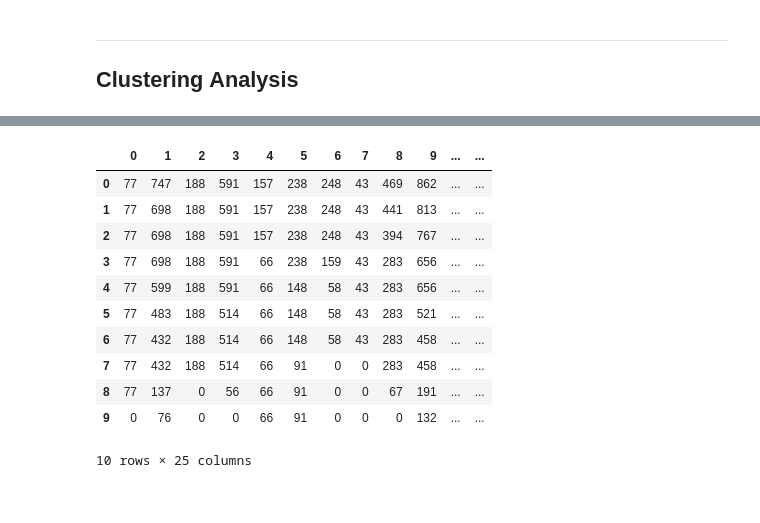
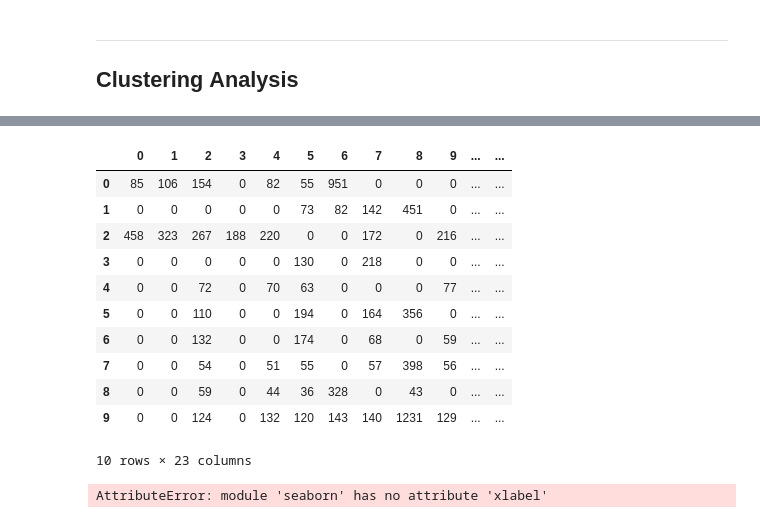
Before and after one commit to filippotessaro/DM-Project, a Jupyter notebook: Src/Clustering.ipynb, the cells around one changed output, grey strips where cells are left out. Drawn from its saved outputs; the diff is of its cells as text; code cells hidden in the pictures.

```diff
--- a/Src/Clustering.ipynb
+++ b/Src/Clustering.ipynb
@@ -202,5 +193,6 @@ plt.show()
 # %%
-kmeanModel = KMeans(n_clusters=12)
+kmeanModel = KMeans(n_clusters=10)
 kmeanModel.fit(principalDf)
-predicted = list(kmeanModel.predict(principalDf))
+labels = []
+labels = list(kmeanModel.predict(principalDf))
 # %%
@@ -321,7 +293,7 @@ all_tops = []
 
 for i in range(10):
     print("Cluster " + str(i+1) + ":")
-    tops = countItems(list(clusters[i]["Basket"]), 10)
+    tops = countItems(list(clusters[i]["Basket"]), 20)
     all_tops.append(tops)
     for item in tops:
         unique_labels.append(str(item[0]))
@@ -351,5 +323,7 @@ for t in all_tops:
 final = []
 for k in count:
     final.append(count[k])
+
+#print(len(final))
 # %% [output]
 Cluster 1:
@@ -406,21 +385,20 @@ finalT = np.array(tmp).T.tolist()
 # %%
-df = pd.DataFrame(cumulative).T
+df = pd.DataFrame(final).T
 display(df)
-
-vals = (df.div(df.sum(axis=0), axis=1)).values.tolist()
 # %% [output]
 |  | 0 | 1 | 2 | 3 | 4 | 5 | 6 | 7 | 8 | 9 | ... | ... |
-| 0 | 77 | 747 | 188 | 591 | 157 | 238 | 248 | 43 | 469 | 862 | ... | ... |
-| 1 | 77 | 698 | 188 | 591 | 157 | 238 | 248 | 43 | 441 | 813 | ... | ... |
-| 2 | 77 | 698 | 188 | 591 | 157 | 238 | 248 | 43 | 394 | 767 | ... | ... |
-| 3 | 77 | 698 | 188 | 591 | 66 | 238 | 159 | 43 | 283 | 656 | ... | ... |
-| 4 | 77 | 599 | 188 | 591 | 66 | 148 | 58 | 43 | 283 | 656 | ... | ... |
-| 5 | 77 | 483 | 188 | 514 | 66 | 148 | 58 | 43 | 283 | 521 | ... | ... |
-| 6 | 77 | 432 | 188 | 514 | 66 | 148 | 58 | 43 | 283 | 458 | ... | ... |
-| 7 | 77 | 432 | 188 | 514 | 66 | 91 | 0 | 0 | 283 | 458 | ... | ... |
-| 8 | 77 | 137 | 0 | 56 | 66 | 91 | 0 | 0 | 67 | 191 | ... | ... |
-| 9 | 0 | 76 | 0 | 0 | 66 | 91 | 0 | 0 | 0 | 132 | ... | ... |
+| 0 | 85 | 106 | 154 | 0 | 82 | 55 | 951 | 0 | 0 | 0 | ... | ... |
+| 1 | 0 | 0 | 0 | 0 | 0 | 73 | 82 | 142 | 451 | 0 | ... | ... |
+| 2 | 458 | 323 | 267 | 188 | 220 | 0 | 0 | 172 | 0 | 216 | ... | ... |
+| 3 | 0 | 0 | 0 | 0 | 0 | 130 | 0 | 218 | 0 | 0 | ... | ... |
+| 4 | 0 | 0 | 72 | 0 | 70 | 63 | 0 | 0 | 0 | 77 | ... | ... |
+| 5 | 0 | 0 | 110 | 0 | 0 | 194 | 0 | 164 | 356 | 0 | ... | ... |
+| 6 | 0 | 0 | 132 | 0 | 0 | 174 | 0 | 68 | 0 | 59 | ... | ... |
+| 7 | 0 | 0 | 54 | 0 | 51 | 55 | 0 | 57 | 398 | 56 | ... | ... |
+| 8 | 0 | 0 | 59 | 0 | 44 | 36 | 328 | 0 | 43 | 0 | ... | ... |
+| 9 | 0 | 0 | 124 | 0 | 132 | 120 | 143 | 140 | 1231 | 129 | ... | ... |
-10 rows × 25 columns
+10 rows × 23 columns
+AttributeError: module 'seaborn' has no attribute 'xlabel'
 # %%
 import numpy as np
 import matplotlib.pyplot as plt
```
Also changed, not shown: parts of 20 cells of this notebook.
